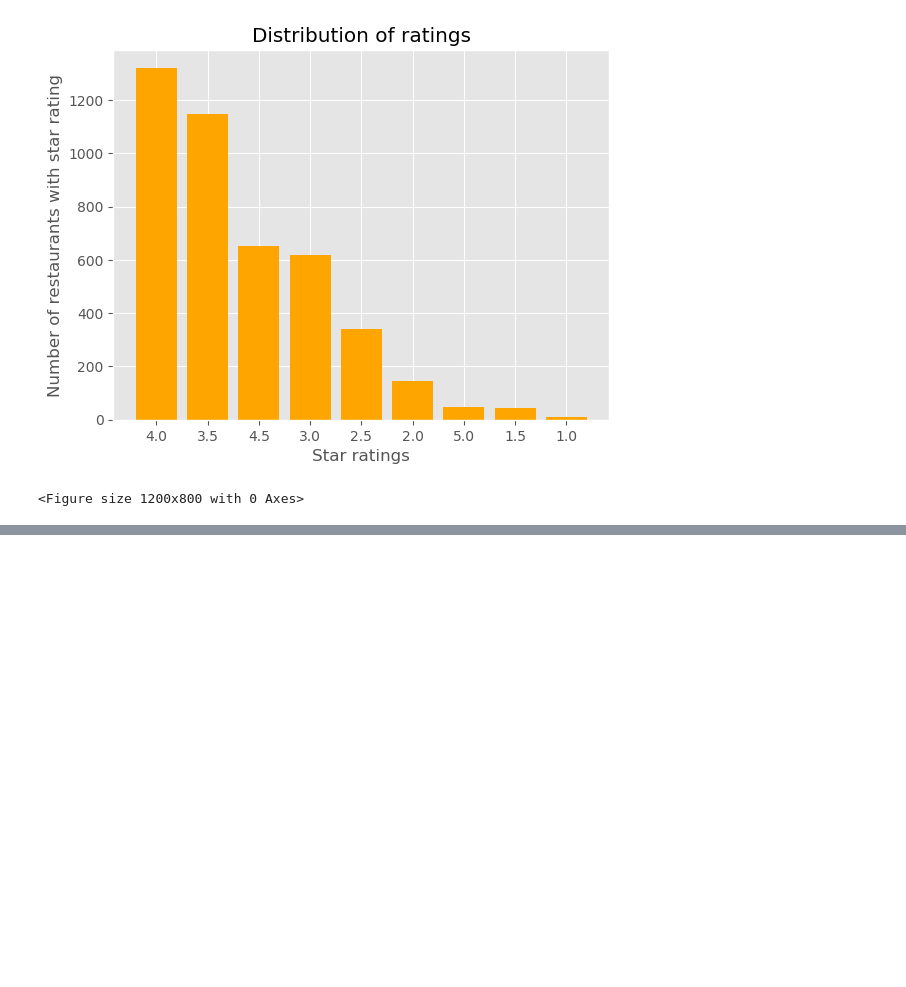
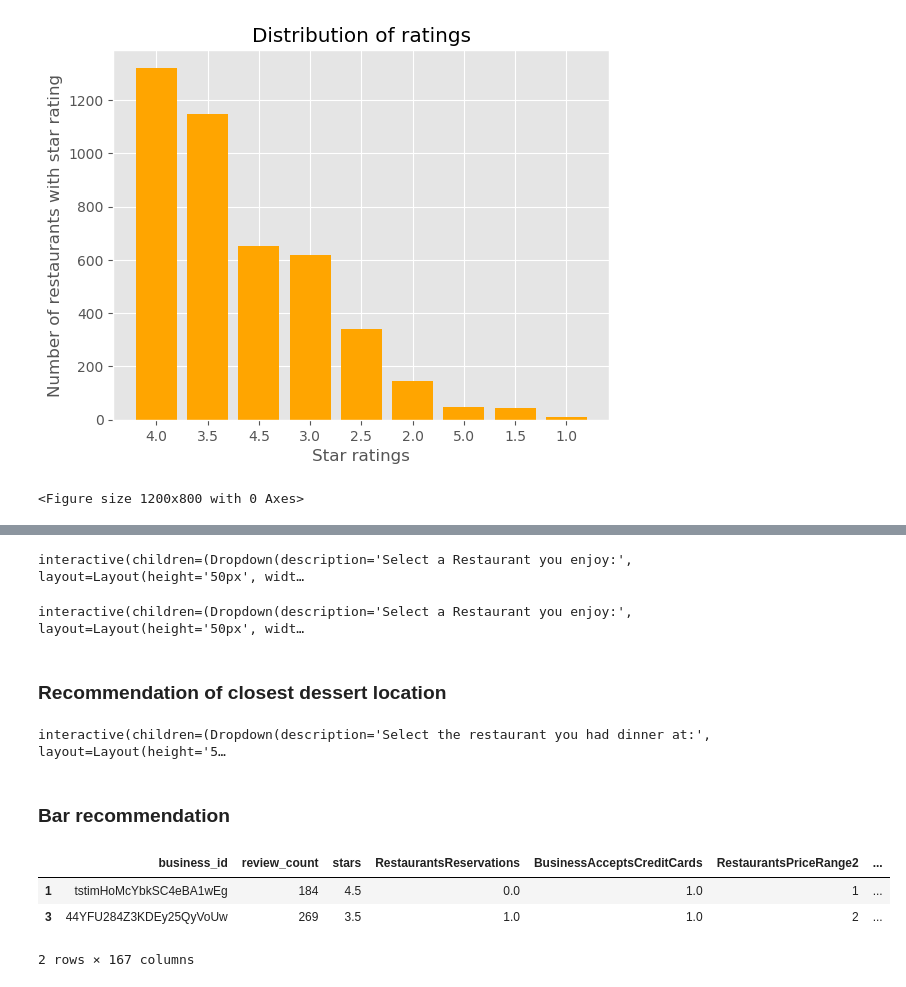
Before and after one commit to rvent/Event-Planner-Project, a Jupyter notebook: rima_wip.ipynb, the cells around one changed output, grey strips where cells are left out. Cells and saved outputs as stored; diff of their text form; code cells hidden in the pictures; blank space fills up the shorter version.

```diff
--- a/rima_wip.ipynb
+++ b/rima_wip.ipynb
@@ -983,0 +910,16 @@ map_recommendations('marathon diner')
+# %%
+import ipywidgets as widgets
+from ipywidgets import interact, Layout, Label
+
+
+style = {'description_width': 'initial'}
+inter = interact(map_closest, name = widgets.Dropdown(
+    options=df_final.name.str.title(),
+    description='Select a Restaurant you enjoy:',
+    disabled=False, layout = Layout(width = '60%', height = '50px'), style =style
+),num = widgets.IntSlider(value=15, description = "Select the number of recommendations",
+                                               min=0,
+                                               max=100,
+                                               step=1,layout = Layout(width = '65%', height = '80px'), style =style))
+# %% [output]
+interactive(children=(Dropdown(description='Select a Restaurant you enjoy:', layout=Layout(height='50px', widt…
@@ -983,0 +949,18 @@ map_recommendations('marathon diner')
+# %%
+style = {'description_width': 'initial'}
+inter = interact(map_recommendations, name = widgets.Dropdown(
+options=df_final.name.str.title(),
+description='Select a Restaurant you enjoy:',
+disabled=False, layout = Layout(width = '60%', height = '50px'), style =style
+),city = widgets.Dropdown(
+options=list(set(df_final.city.str.title())),
+description='Select destination city:',
+disabled=False, layout = Layout(width = '60%', height = '50px'), style =style
+), num = widgets.IntSlider(value=15, description = "Select the number of recommendations",
+                                           min=0,
+                                           max=100,
+                                           step=1,layout = Layout(width = '65%', height = '80px'), style =style))
+# %% [output]
+interactive(children=(Dropdown(description='Select a Restaurant you enjoy:', layout=Layout(height='50px', widt…
+# %% [markdown]
+### Recommendation of closest dessert location
@@ -983,0 +995,35 @@ map_recommendations('marathon diner')
+# %%
+style = {'description_width': 'initial'}
+inter = interact(map_closest_dessert, name = widgets.Dropdown(
+options=df_final.name.str.title(),
+description='Select the restaurant you had dinner at:',
+disabled=False, layout = Layout(width = '60%', height = '50px'), style =style
+),max_dist = widgets.IntSlider(value = 6,description = "Select how far you are willing to go for dessert!:",
+                                           min=0,
+                                           max=100,
+                                           step=1,layout = Layout(width = '50%', height = '80px'), style =style),
+                 num = widgets.IntSlider(value=2, description = "Select the number of recommendations",
+                                           min=0,
+                                           max=100,
+                                           step=1,layout = Layout(width = '50%', height = '80px'), style =style))
+# %% [output]
+interactive(children=(Dropdown(description='Select the restaurant you had dinner at:', layout=Layout(height='5…
+# %% [markdown]
+### Bar recommendation
+# %%
+# Indicator of Bar
+
+bar_indice = ['Alcohol','latenight','Bars','Nightlife','CocktailBars','WineBars','Venues&EventSpaces','DiveBars',
+              'Gastropubs','Breweries','Brasseries','BeerBar','Lounges','Karaoke','MusicVenues','divey',"'loud'",
+              "'very_loud'"]
+# %%
+# Subset of bars only
+X_bar = clean_df.copy()
+X_bar['has_bar'] = X_bar[bar_indice].sum(axis=1)
+X_bar = X_bar[X_bar['has_bar'] != 0]
+X_bar.head(2)
+# %% [output]
+|  | business_id | review_count | stars | RestaurantsReservations | BusinessAcceptsCreditCards | RestaurantsPriceRange2 | ... |
+| 1 | tstimHoMcYbkSC4eBA1wEg | 184 | 4.5 | 0.0 | 1.0 | 1 | ... |
+| 3 | 44YFU284Z3KDEy25QyVoUw | 269 | 3.5 | 1.0 | 1.0 | 2 | ... |
+2 rows × 167 columns
```
Also changed, not shown: parts of 20 cells of this notebook.
